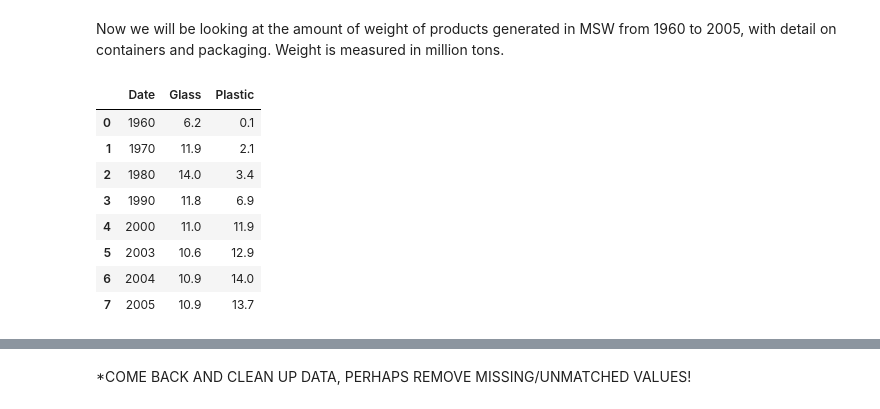
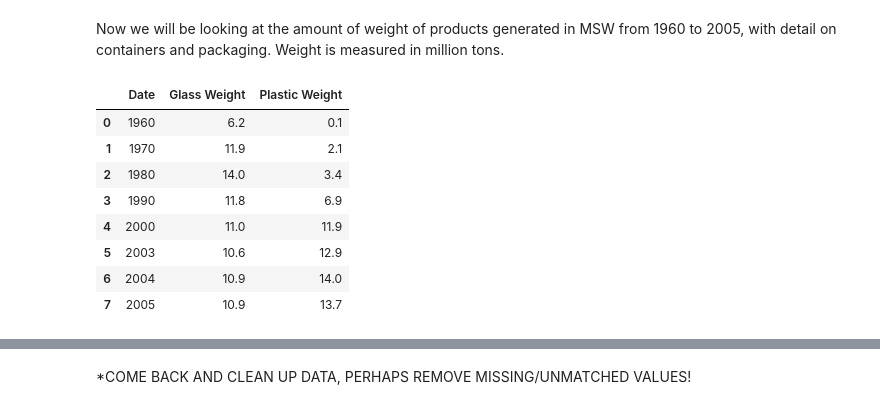
Before and after one commit to khagerthey/VIS1, a Jupyter notebook: Glass_vs_Plastic_Merge.ipynb, the cells around one changed output, grey strips where cells are left out. Drawn from its saved outputs; the diff is of its cells as text; code cells hidden in the pictures.

Commit message:
2 sources columns/merged cleaned all

```diff
--- a/Glass_vs_Plastic_Merge.ipynb
+++ b/Glass_vs_Plastic_Merge.ipynb
@@ -76,10 +76,10 @@ As we can see, glass is nearly doubling in price percentage. Glass is a more cos
 # %% [markdown]
 Now we will be looking at the amount of weight of products generated in MSW from 1960 to 2005, with detail on containers and packaging. Weight is measured in million tons.
 # %%
-weight=pd.read_csv('https://raw.githubusercontent.com/khagerthey/VIS1/main/Copy%20of%20Food%20Packaging%20-%20Roles%2C%20Materials%2C%20and%20Environmental%20Issues%20CLEANED%20-%20Test%20(2).csv')
+weight=pd.read_csv('https://raw.githubusercontent.com/khagerthey/VIS1/main/Copy%20of%20Food%20Packaging%20-%20Roles%2C%20Materials%2C%20and%20Environmental%20Issues%20CLEANED%20-%20Weight%20Cleaned.csv')
 weight
 # %% [output]
-|  | Date | Glass | Plastic |
+|  | Date | Glass Weight | Plastic Weight |
 | 0 | 1960 | 6.2 | 0.1 |
 | 1 | 1970 | 11.9 | 2.1 |
 | 2 | 1980 | 14.0 | 3.4 |
```
Also changed, not shown: parts of 4 cells of this notebook.
